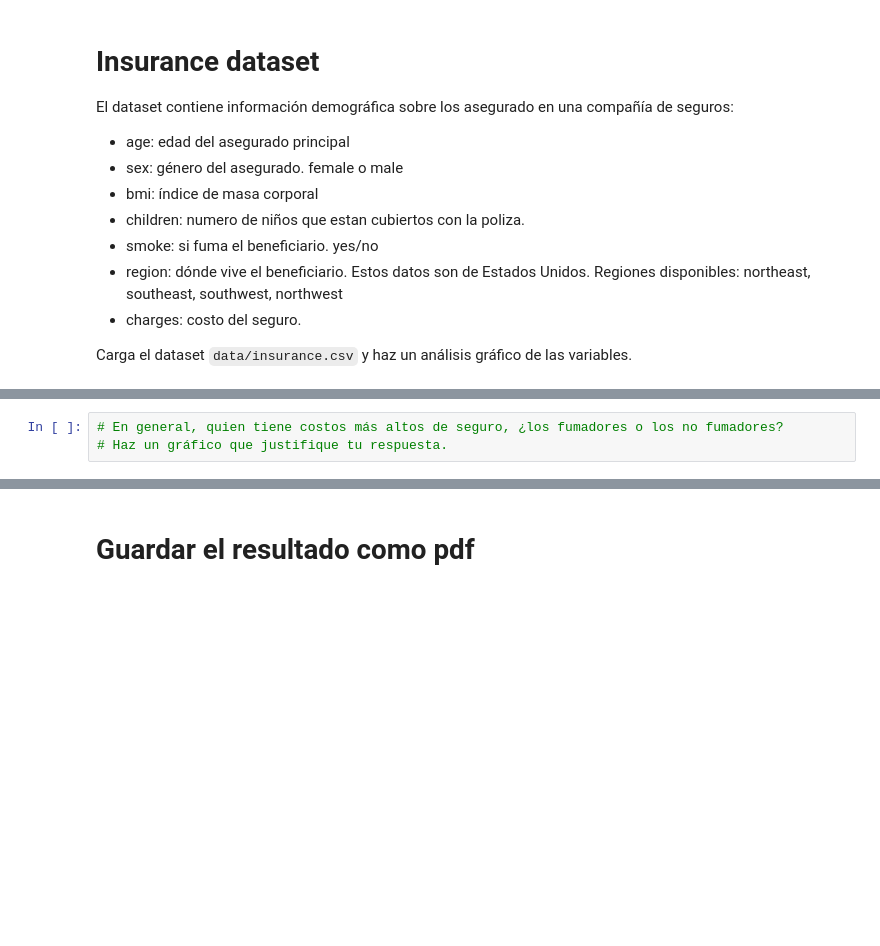
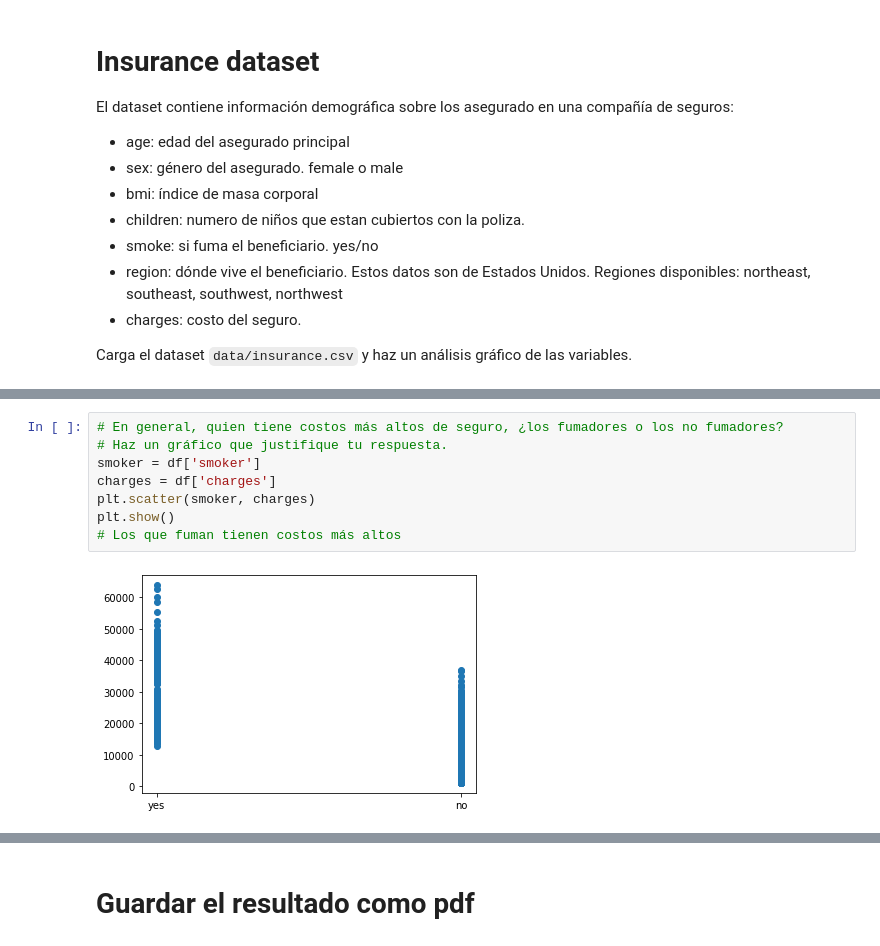
Before and after one commit to ltchycrane/Semana_Tec, a Jupyter notebook: 5.2 - Actividad - Visualizacion de datos.ipynb, the cells around one changed output, grey strips where cells are left out. Saved outputs shown, nothing was run; the diff lists cells and outputs as text; blank space fills up the shorter version.

```diff
--- a/5.2 - Actividad - Visualizacion de datos.ipynb
+++ b/5.2 - Actividad - Visualizacion de datos.ipynb
@@ -46,6 +63,13 @@ Carga el dataset `data/insurance.csv` y haz un análisis gráfico de las variabl
 # %%
 # En general, quien tiene costos más altos de seguro, ¿los fumadores o los no fumadores?
 # Haz un gráfico que justifique tu respuesta.
+smoker = df['smoker']
+charges = df['charges']
+plt.scatter(smoker, charges)
+plt.show()
+# Los que fuman tienen costos más altos
+# %% [output]
+[figure, added]
 # %%
 # ¿Cómo varia el cargo por seguro dependiendo del número de hijos?
 # El número de hijos es una variable numérica, pero como tiene pocos valores distintos,
```
Also changed, not shown: parts of 8 cells of this notebook, 2 other files.
